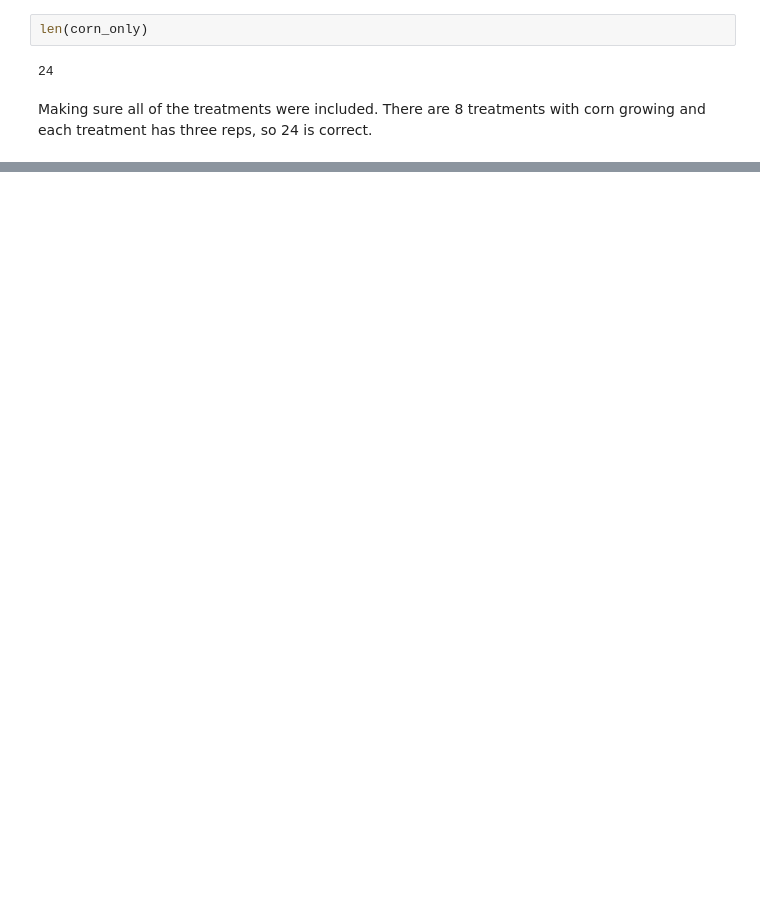
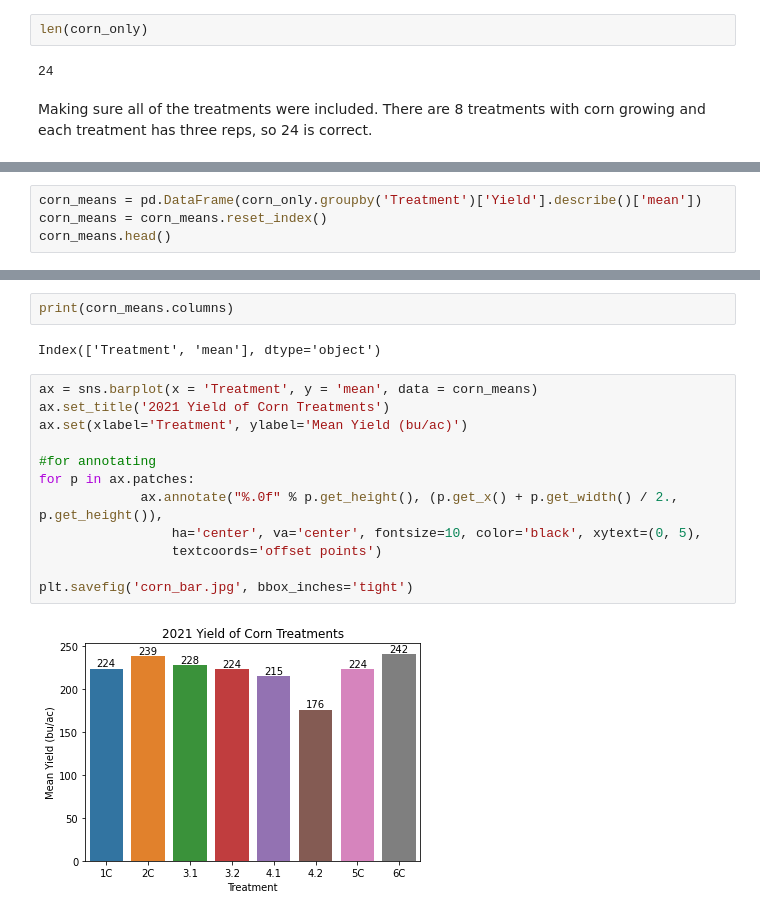
Before and after one commit to gabbymyers/516X-Project, a Jupyter notebook: _data/Yield Analysis.ipynb, the cells around one changed output, grey strips where cells are left out. Drawn from its saved outputs; the diff is of its cells as text; blank space fills up the shorter version.

```diff
--- a/_data/Yield Analysis.ipynb
+++ b/_data/Yield Analysis.ipynb
@@ -69,0 +117,4 @@ plt.savefig('corn_yield_box.png')
+# %%
+corn_means = pd.DataFrame(corn_only.groupby('Treatment')['Yield'].describe()['mean'])
+corn_means = corn_means.reset_index()
+corn_means.head()
@@ -69,0 +128,18 @@ plt.savefig('corn_yield_box.png')
+# %%
+print(corn_means.columns)
+# %% [output]
+Index(['Treatment', 'mean'], dtype='object')
+# %%
+ax = sns.barplot(x = 'Treatment', y = 'mean', data = corn_means)
+ax.set_title('2021 Yield of Corn Treatments')
+ax.set(xlabel='Treatment', ylabel='Mean Yield (bu/ac)')
+
+#for annotating
+for p in ax.patches:
+             ax.annotate("%.0f" % p.get_height(), (p.get_x() + p.get_width() / 2., p.get_height()),
+                 ha='center', va='center', fontsize=10, color='black', xytext=(0, 5),
+                 textcoords='offset points')
+
+plt.savefig('corn_bar.jpg', bbox_inches='tight')
+# %% [output]
+[figure, added]
```
Also changed, not shown: parts of 15 cells of this notebook.
